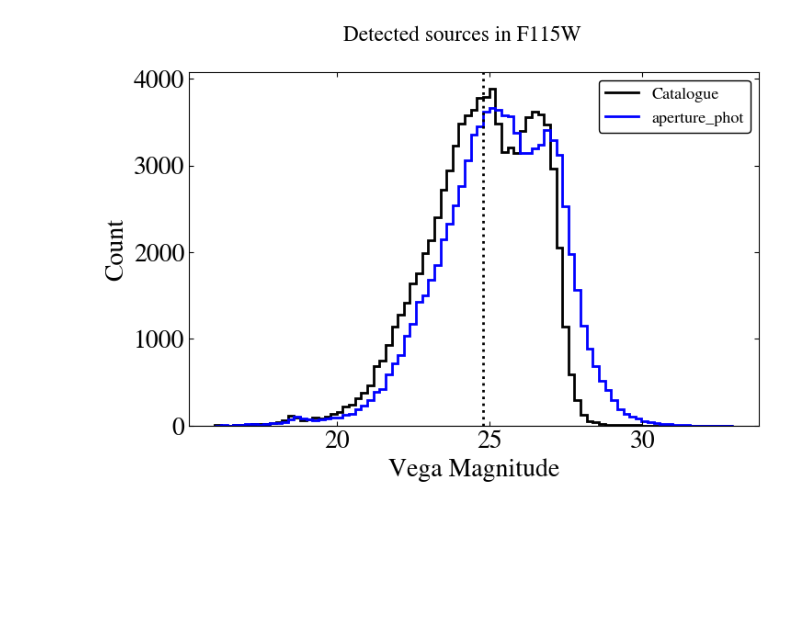
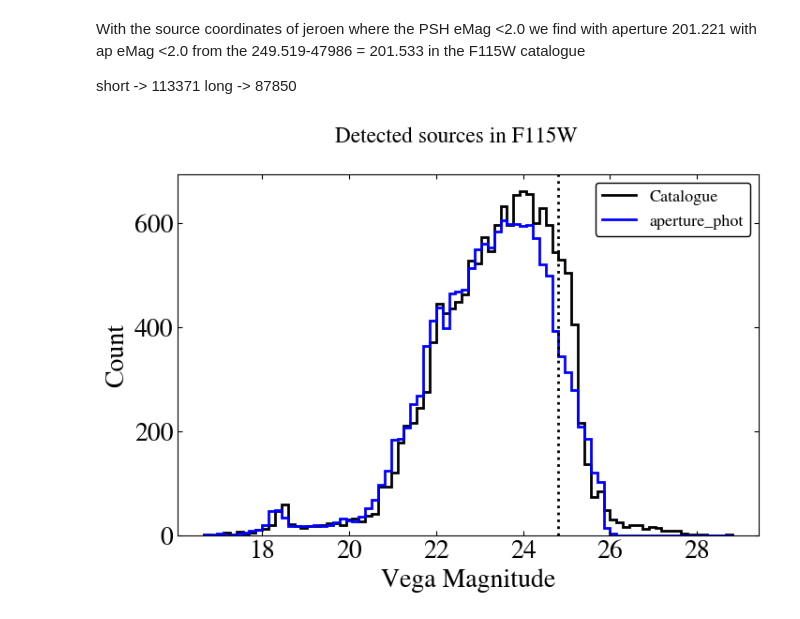
Before and after one commit to LukaSlagter/STRW-MSC, a Jupyter notebook: Photometry/Aperture/Comparing_source_detection.ipynb, the cells around one changed output. Saved outputs shown, nothing was run; the diff lists cells and outputs as text; code cells hidden in the pictures; blank space fills up the shorter version.

Commit message:
Resolved notebook import

```diff
--- a/Photometry/Aperture/Comparing_source_detection.ipynb
+++ b/Photometry/Aperture/Comparing_source_detection.ipynb
@@ -63,0 +76,13 @@ magnitudes[filter] = {}
+# %%
+from astropy.table import Table
+
+psf = Table.read(
+    "/net/vdesk/data2/slagter/JWST_NIRCAM_#1227_level_2/mastDownload/JWST/jw01227002001_02103_00001_nrca1/jw01227002001_02103_00001_nrca1_cal_1overf_jhat-psf.fits"
+)
+print(len(psf), psf.colnames)
+
+
+pixel_coord_sources["F115W"]["psf"] = psf["x_fit", "y_fit"]
+world_coord_sources["F115W"]["psf"] = psf["RA", "DEC"]
+
+magnitudes["F115W"]["psf"] = psf["F115W", "eF115W"]
@@ -72,9 +116,9 @@ Catalogue_ra_dec = SkyCoord(
 # %%
-world_coord_sources_sc = SkyCoord(
-    ra=world_coord_sources[filter][mode][0] * u.deg,
-    dec=world_coord_sources[filter][mode][1] * u.deg,
+sc = SkyCoord(
+    ra=world_coord_sources[filter]["psf"]["RA"] * u.deg,
+    dec=world_coord_sources[filter]["psf"]["DEC"] * u.deg,
     frame="icrs",
 )
-
-
-idx, d2d, d3d = world_coord_sources_sc.match_to_catalog_sky(Catalogue_ra_dec)
+idx, d2d, _ = sc.match_to_catalog_sky(Catalogue_ra_dec)
+print(len(idx))
+all_matching_idx = idx
@@ -96,40 +127,49 @@ plt.show()
+# %% [markdown]
+With the source coordinates of jeroen where the PSH eMag <2.0 we find with aperture 201.221 with ap eMag <2.0 from the 249.519-47986 = 201.533 in the F115W catalogue
+
+short -> 113371
+long -> 87850
 # %%
 fig = plt.figure()
 gs = fig.add_gridspec(1, 1, figure=fig, wspace=0, hspace=0)
 ax0 = fig.add_subplot(gs[0, 0])
 
-samples = Catalogue["F115W"][idx]
+samples = Catalogue["F115W"][all_matching_idx]
 
 N_samples = len(samples)
 dx, bin_edges = knuth_bin_width(samples, return_bins=True)
 hist = np.histogram(samples, bins=bin_edges)[0]
 ax0.stairs(
     hist,
     edges=bin_edges,
     fill=False,
     label=f"Catalogue",
     lw=2,
     edgecolor="black",
 )
 
+# all_mag = np.concatenate((magnitudes[filter]["short"], magnitudes[filter]["long"]))
 
-own_hist = np.histogram(magnitudes[filter][mode], bins=bin_edges)[0]
+
+all_mag = magnitudes[filter]["psf"][filter] - 0.9
+all_mag = all_mag[magnitudes[filter]["psf"]["eF115W"] < 0.7]
+own_hist = np.histogram(all_mag, bins=bin_edges)[0]
 ax0.stairs(
     own_hist,
     edges=bin_edges,
     fill=False,
     label=f"aperture_phot",
     lw=2,
     edgecolor="blue",
 )
 
 
 ax0.legend()
 ax0.set_xlabel("Vega Magnitude")
 ax0.set_ylabel("Count")
 
 ax0.axvline(x=24.8, label="completeness limit", c="black", lw=2, ls=":")
 fig.suptitle(f"Detected sources in F115W ")
 plt.show()
 # %% [output]
-[figure, old version]
+[figure, new version]
```
Also changed, not shown: parts of 9 cells of this notebook, 10 other files.
